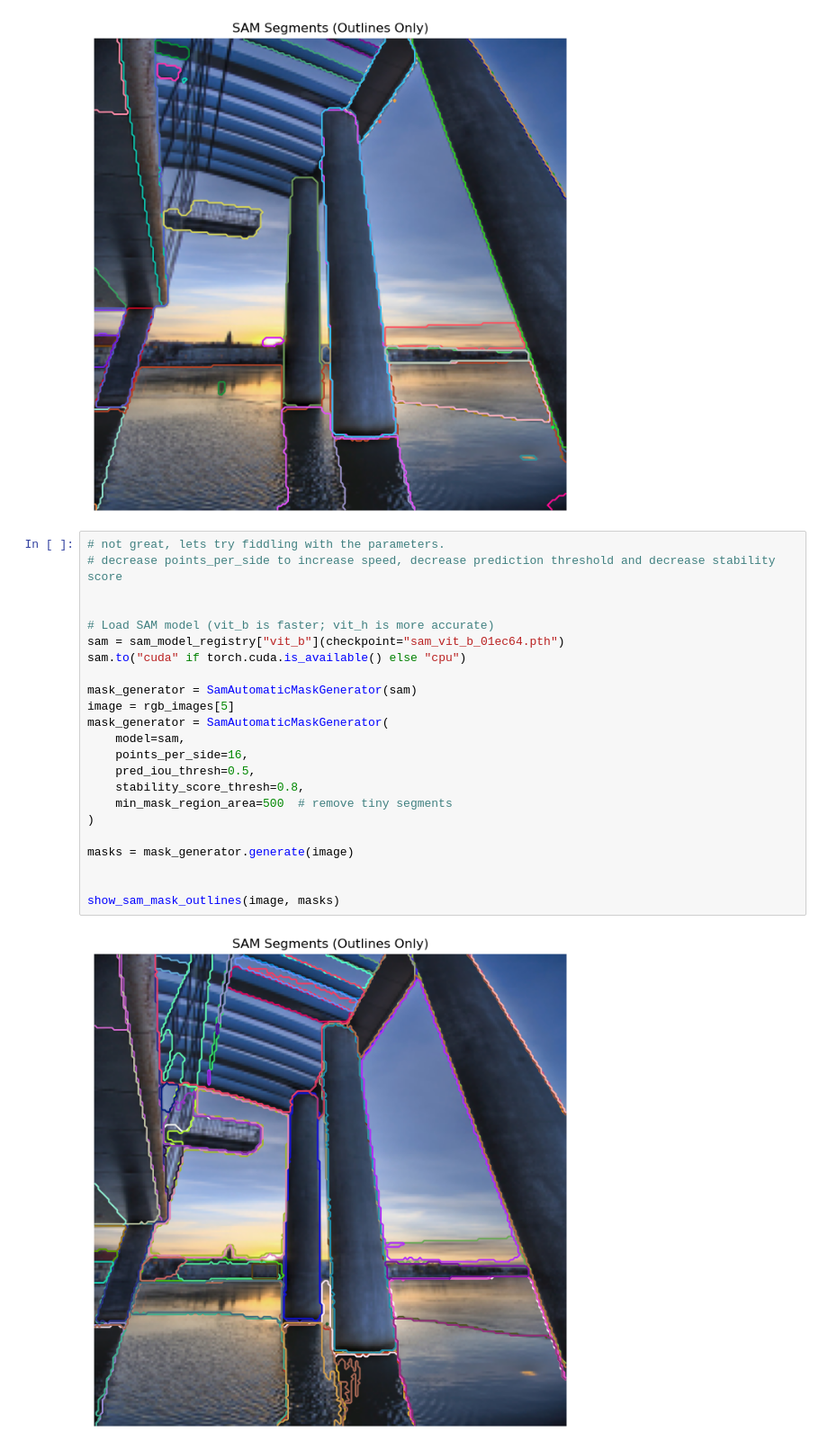
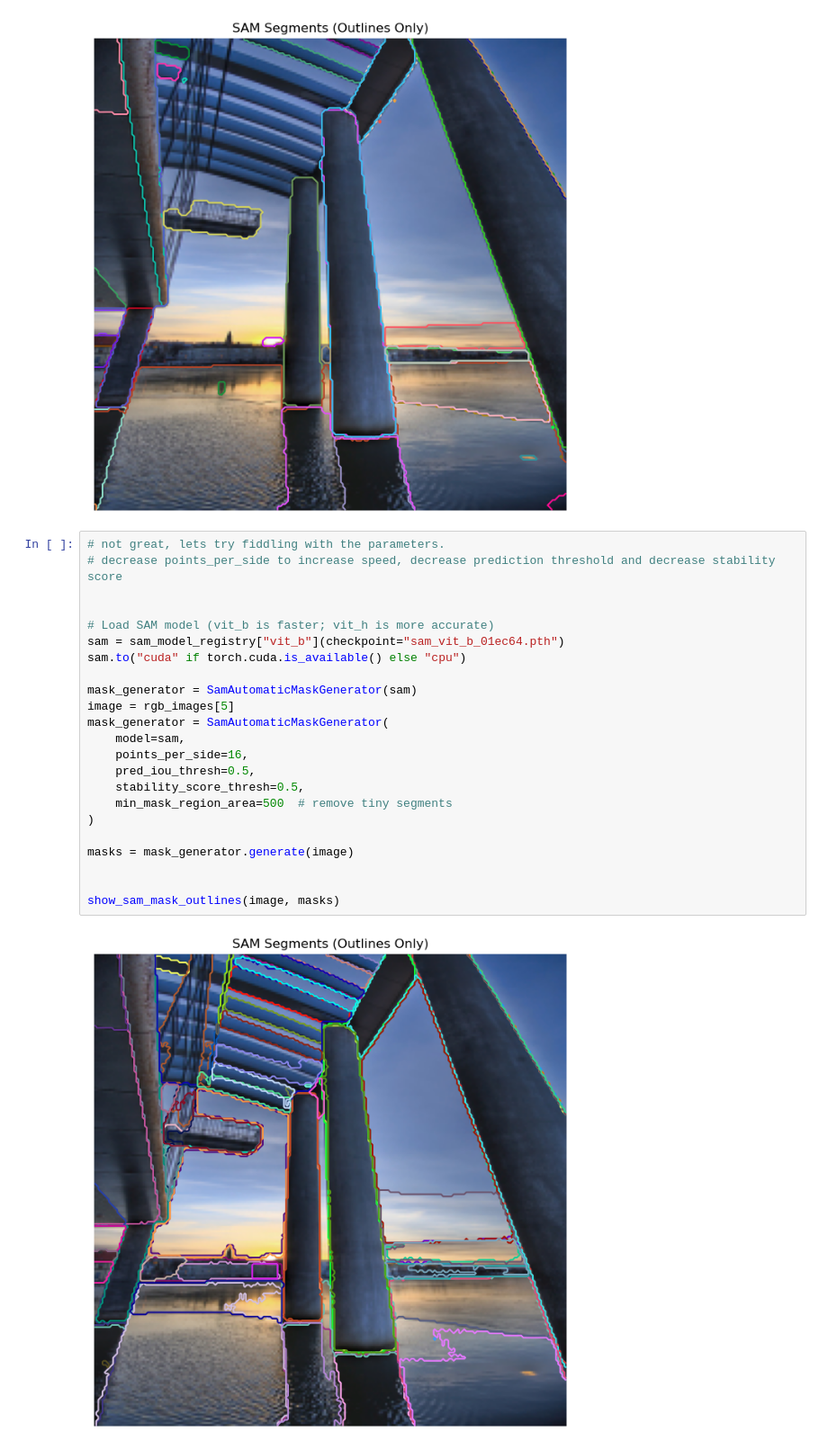
Before and after one commit to u-schulze/test-SAM, a Jupyter notebook: notebook.ipynb, the cells around one changed output. Shown at 90% size. Drawn from its saved outputs; the diff is of its cells as text.

```diff
--- a/notebook.ipynb
+++ b/notebook.ipynb
@@ -143,26 +143,26 @@ show_sam_mask_outlines(image, masks)
 # %%
 # not great, lets try fiddling with the parameters.
 # decrease points_per_side to increase speed, decrease prediction threshold and decrease stability score
 
 
 # Load SAM model (vit_b is faster; vit_h is more accurate)
 sam = sam_model_registry["vit_b"](checkpoint="sam_vit_b_01ec64.pth")
 sam.to("cuda" if torch.cuda.is_available() else "cpu")
 
 mask_generator = SamAutomaticMaskGenerator(sam)
 image = rgb_images[5]
 mask_generator = SamAutomaticMaskGenerator(
     model=sam,
     points_per_side=16,
     pred_iou_thresh=0.5,
-    stability_score_thresh=0.8,
+    stability_score_thresh=0.5,
     min_mask_region_area=500  # remove tiny segments
 )
 
 masks = mask_generator.generate(image)
 
 
 show_sam_mask_outlines(image, masks)
 # %% [output]
-[figure, old version]
+[figure, new version]
 # %%
```
Also changed, not shown: parts of 3 cells of this notebook.
